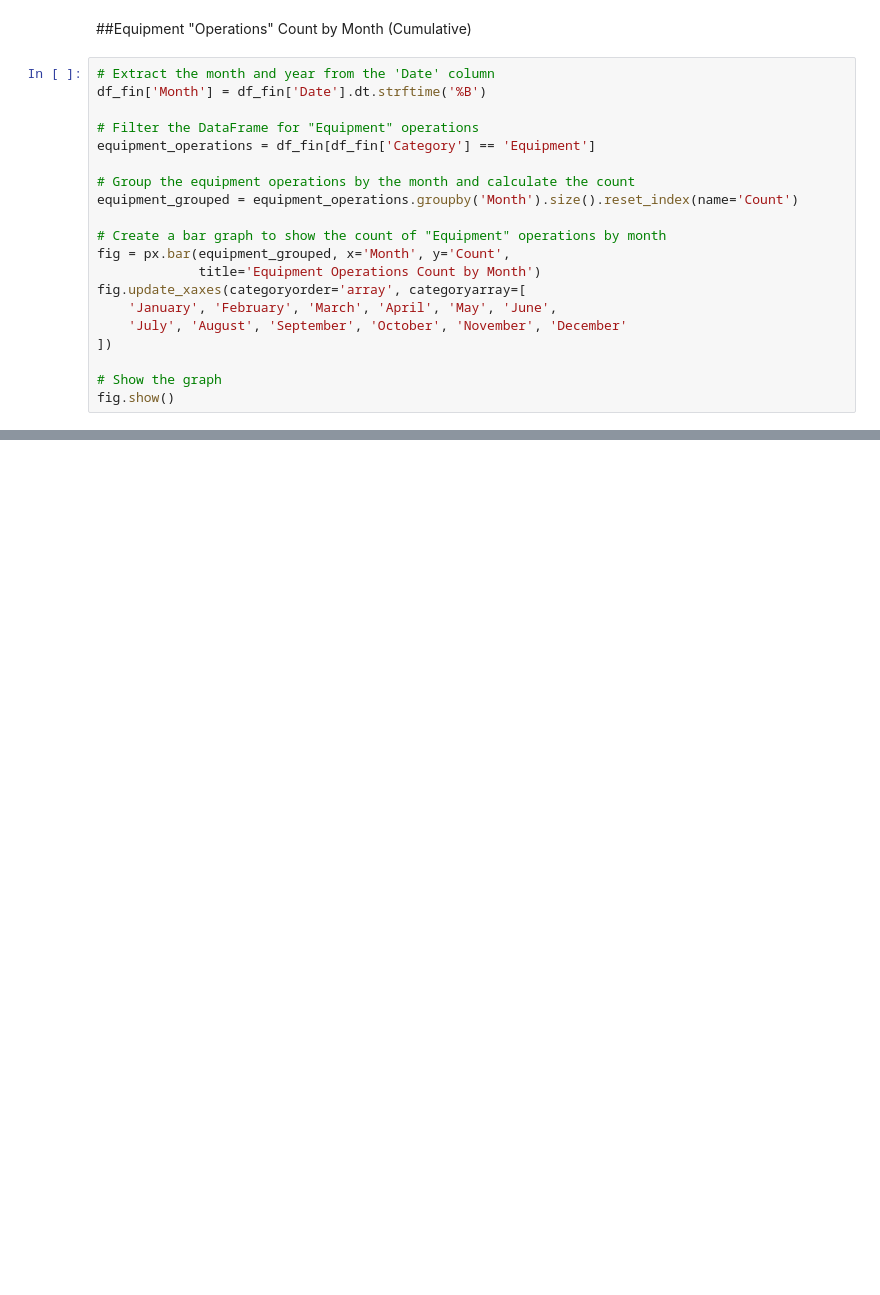
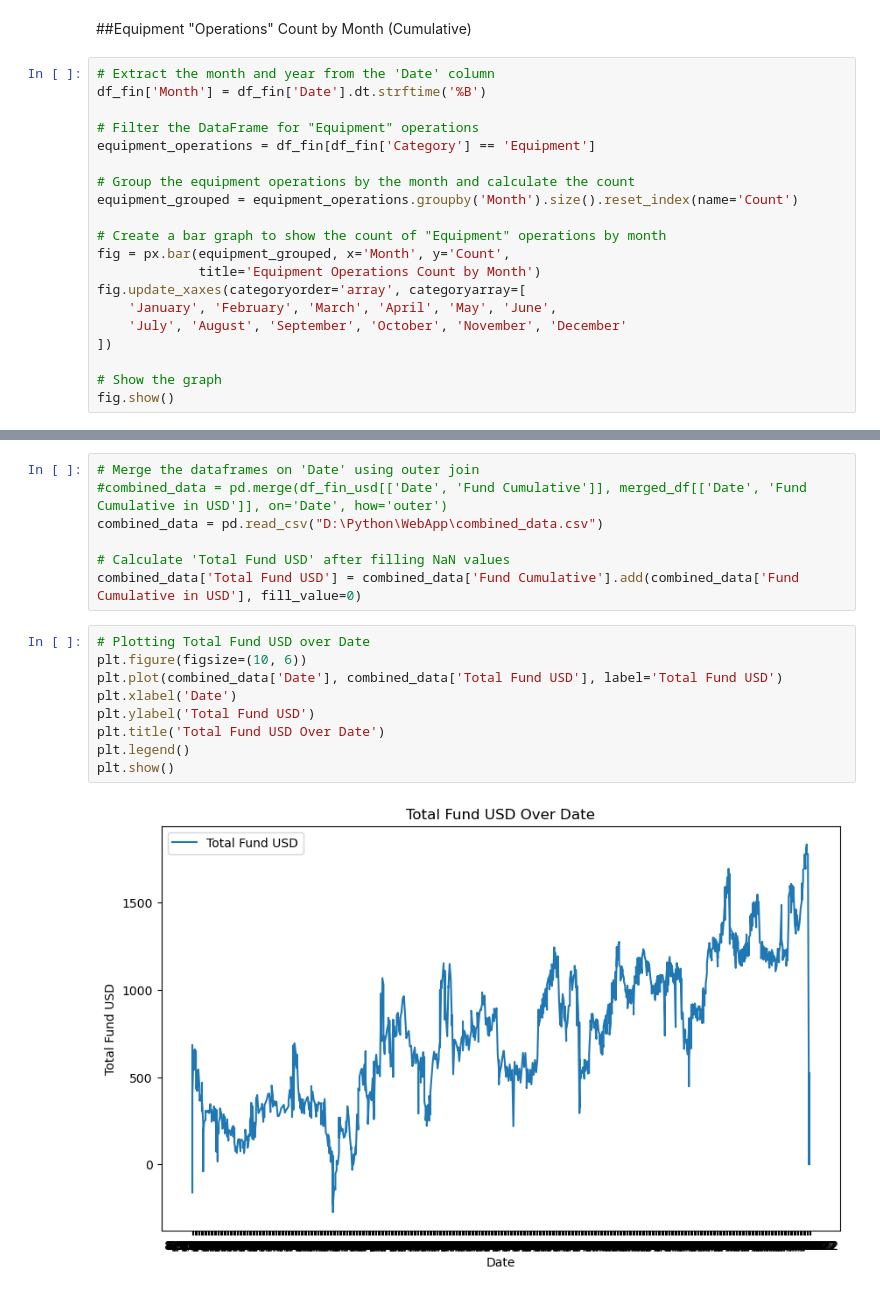
Before and after one commit to Unclegeenoo/Data-Science-Portfolio, a Jupyter notebook: Python_Projects/exploratory FINANCIAL analysis mixed.ipynb, the cells around one changed output, grey strips where cells are left out. Saved outputs shown, nothing was run; the diff lists cells and outputs as text; blank space fills up the shorter version.

```diff
--- a/Python_Projects/exploratory FINANCIAL analysis mixed.ipynb
+++ b/Python_Projects/exploratory FINANCIAL analysis mixed.ipynb
@@ -1585,0 +1630,18 @@ fig.show()
+# %%
+# Merge the dataframes on 'Date' using outer join
+#combined_data = pd.merge(df_fin_usd[['Date', 'Fund Cumulative']], merged_df[['Date', 'Fund Cumulative in USD']], on='Date', how='outer')
+combined_data = pd.read_csv("D:\Python\WebApp\combined_data.csv")
+
+# Calculate 'Total Fund USD' after filling NaN values
+combined_data['Total Fund USD'] = combined_data['Fund Cumulative'].add(combined_data['Fund Cumulative in USD'], fill_value=0)
+# %%
+# Plotting Total Fund USD over Date
+plt.figure(figsize=(10, 6))
+plt.plot(combined_data['Date'], combined_data['Total Fund USD'], label='Total Fund USD')
+plt.xlabel('Date')
+plt.ylabel('Total Fund USD')
+plt.title('Total Fund USD Over Date')
+plt.legend()
+plt.show()
+# %% [output]
+[figure, added]
```
Also changed, not shown: parts of 6 cells of this notebook, 4 other files.
